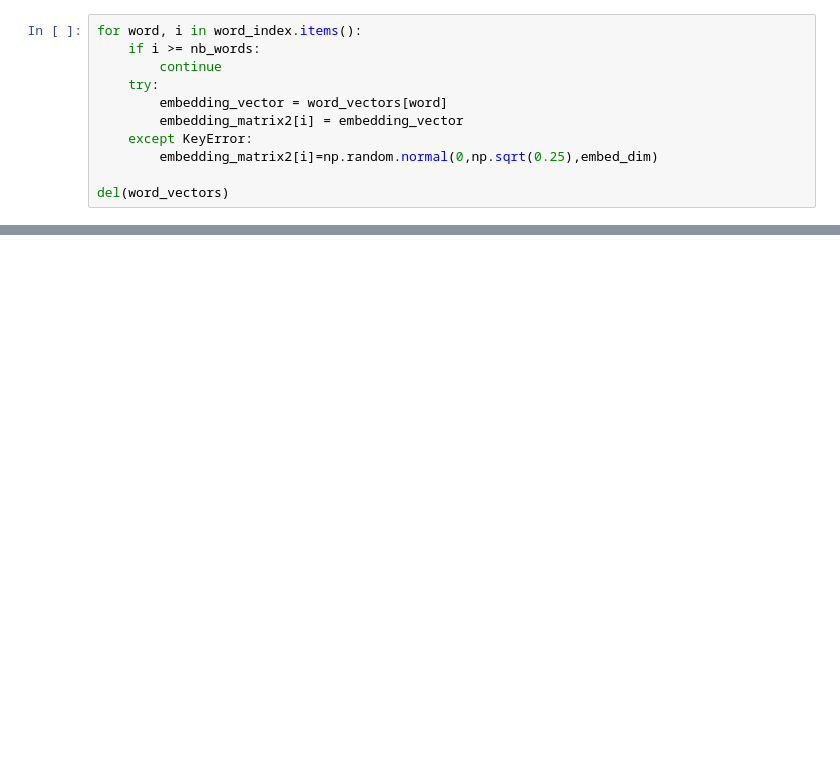
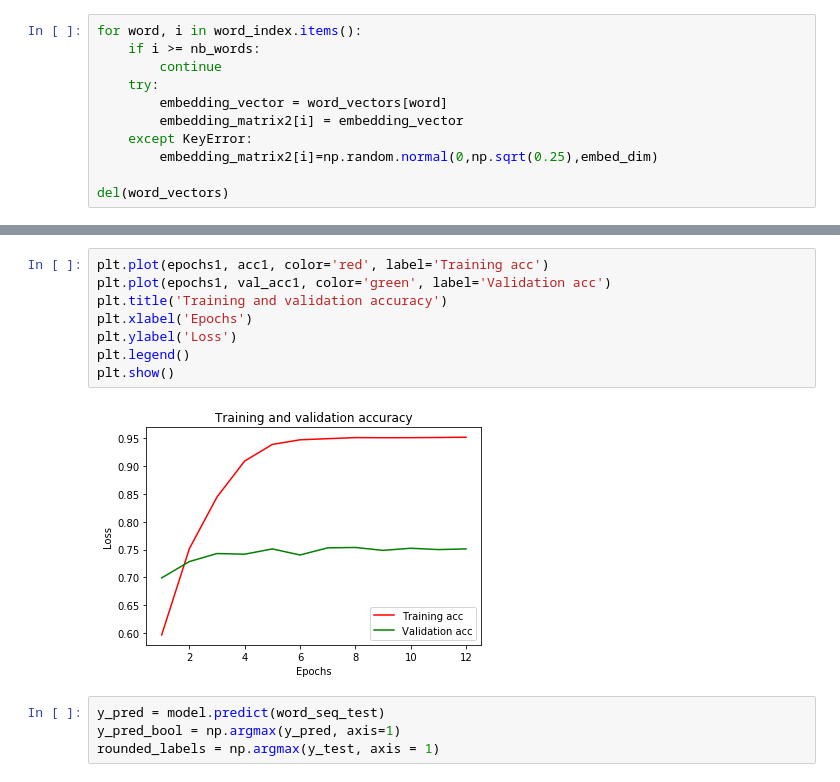
Before and after one commit to SarapRohan/fastText-SentimentalAnalysis, a Jupyter notebook: Final.ipynb, the cells around one changed output, grey strips where cells are left out. Saved outputs shown, nothing was run; the diff lists cells and outputs as text; blank space fills up the shorter version.

```diff
--- a/Final.ipynb
+++ b/Final.ipynb
@@ -597,0 +547,14 @@ array([1, 1, 1, 1, 1, 0])
+# %%
+plt.plot(epochs1, acc1, color='red', label='Training acc')
+plt.plot(epochs1, val_acc1, color='green', label='Validation acc')
+plt.title('Training and validation accuracy')
+plt.xlabel('Epochs')
+plt.ylabel('Loss')
+plt.legend()
+plt.show()
+# %% [output]
+[figure, added]
+# %%
+y_pred = model.predict(word_seq_test)
+y_pred_bool = np.argmax(y_pred, axis=1)
+rounded_labels = np.argmax(y_test, axis = 1)
```
Also changed, not shown: parts of 72 cells of this notebook, 1 other file.
